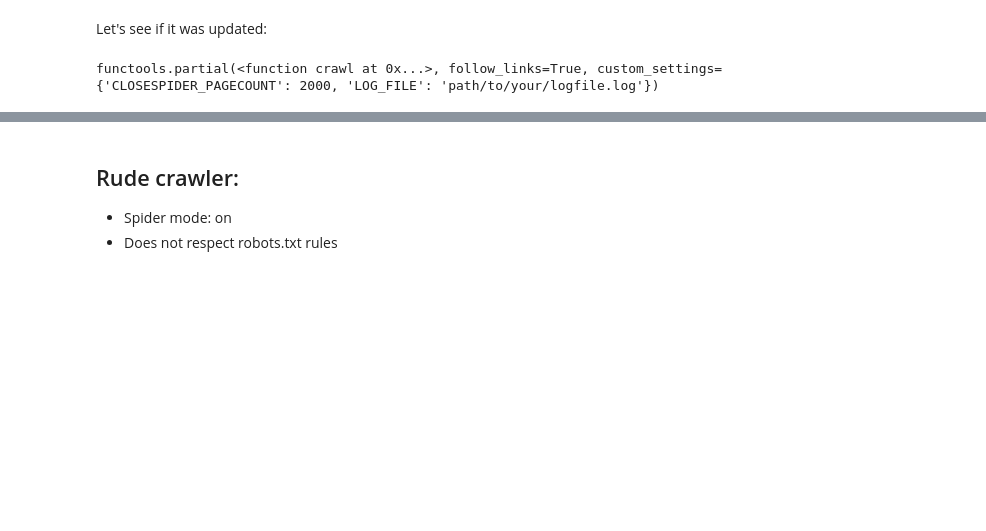
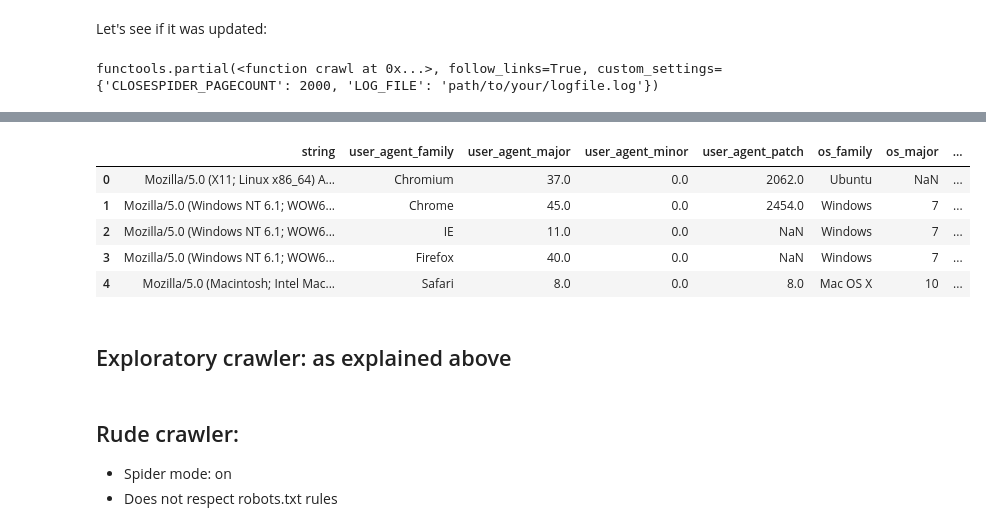
Before and after one commit to eliasdabbas/custom-crawlers, a Jupyter notebook: custom_crawlers.ipynb, the cells around one changed output, grey strips where cells are left out. Cells and saved outputs as stored; diff of their text form; code cells hidden in the pictures; blank space fills up the shorter version.

```diff
--- a/custom_crawlers.ipynb
+++ b/custom_crawlers.ipynb
@@ -99,3 +111,15 @@ Here is a bunch of custom crawlers that you can create with a single line of cod
+# %%
+ua_df = pd.read_csv('ua_list.csv')
+ua_df.head()
+# %% [output]
+|  | string | user_agent_family | user_agent_major | user_agent_minor | user_agent_patch | os_family | os_major | ... |
+| 0 | Mozilla/5.0 (X11; Linux x86_64) A... | Chromium | 37.0 | 0.0 | 2062.0 | Ubuntu | NaN | ... |
+| 1 | Mozilla/5.0 (Windows NT 6.1; WOW6... | Chrome | 45.0 | 0.0 | 2454.0 | Windows | 7 | ... |
+| 2 | Mozilla/5.0 (Windows NT 6.1; WOW6... | IE | 11.0 | 0.0 | NaN | Windows | 7 | ... |
+| 3 | Mozilla/5.0 (Windows NT 6.1; WOW6... | Firefox | 40.0 | 0.0 | NaN | Windows | 7 | ... |
+| 4 | Mozilla/5.0 (Macintosh; Intel Mac... | Safari | 8.0 | 0.0 | 8.0 | Mac OS X | 10 | ... |
+# %% [markdown]
+## Exploratory crawler: as explained above
 # %%
 exploratory_crawler = partial(
     adv.crawl,
```
Also changed, not shown: parts of 19 cells of this notebook.
